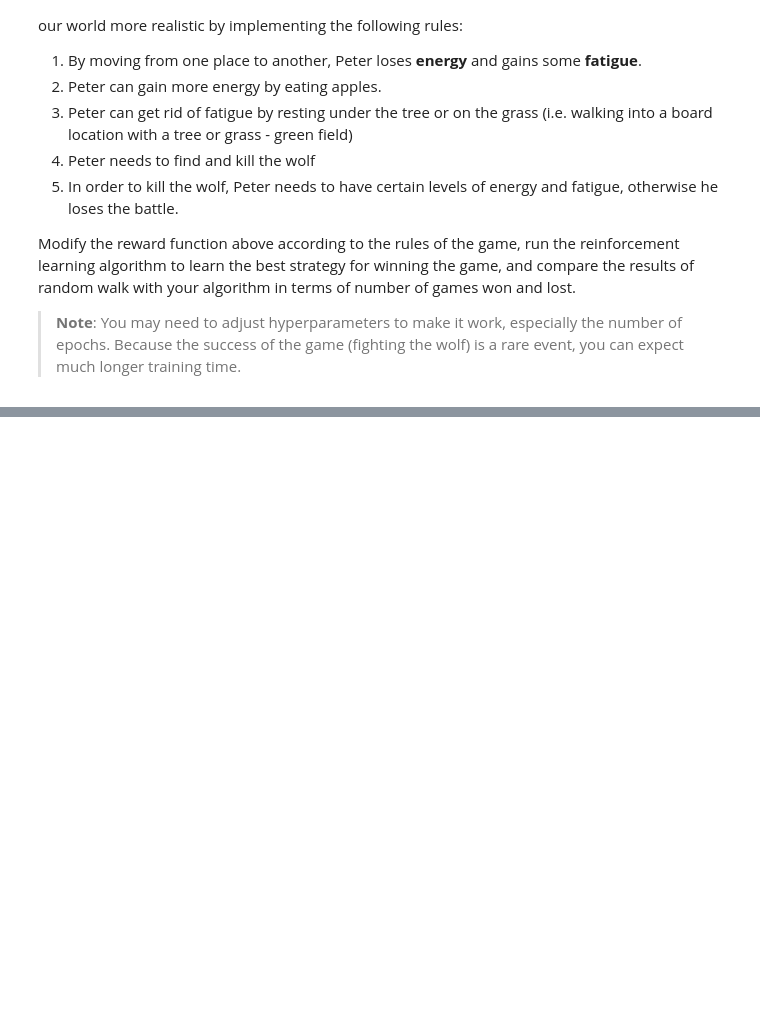
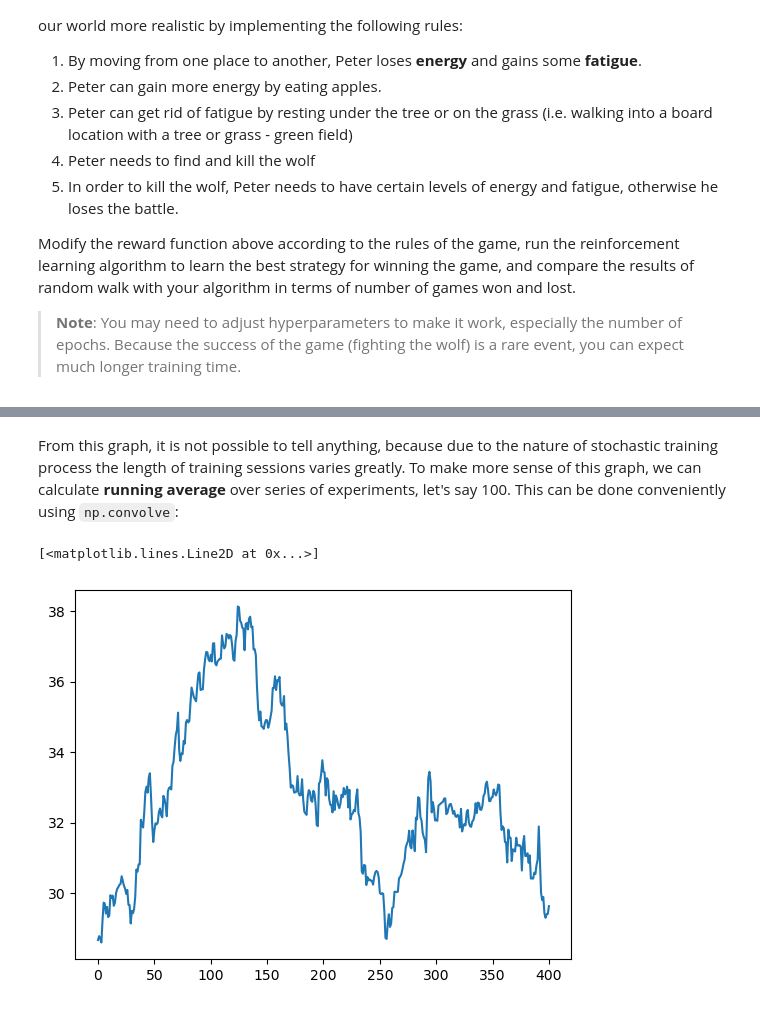
Before and after one commit to maraklis/ML-For-Beginners, a Jupyter notebook: 8-Reinforcement/images/8-Reinforcement.ipynb, the cells around one changed output, grey strips where cells are left out. Cells and saved outputs as stored; diff of their text form; code cells hidden in the pictures; blank space fills up the shorter version.

```diff
--- a/8-Reinforcement/images/8-Reinforcement.ipynb
+++ b/8-Reinforcement/images/8-Reinforcement.ipynb
@@ -305,0 +483,10 @@ Modify the reward function above according to the rules of the game, run the rei
+# %% [markdown]
+From this graph, it is not possible to tell anything, because due to the nature of stochastic training process the length of training sessions varies greatly. To make more sense of this graph, we can calculate **running average** over series of experiments, let's say 100. This can be done conveniently using `np.convolve`:
+# %%
+def running_average(x,window):
+    return np.convolve(x,np.ones(window)/window,mode='valid')
+
+plt.plot(running_average(rewards,100))
+# %% [output]
+[<matplotlib.lines.Line2D at 0x...>]
+[figure, added]
```
Also changed, not shown: parts of 26 cells of this notebook.
